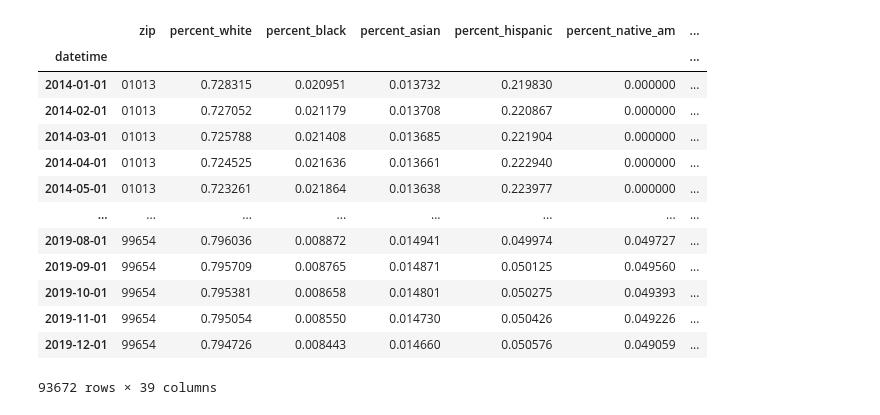
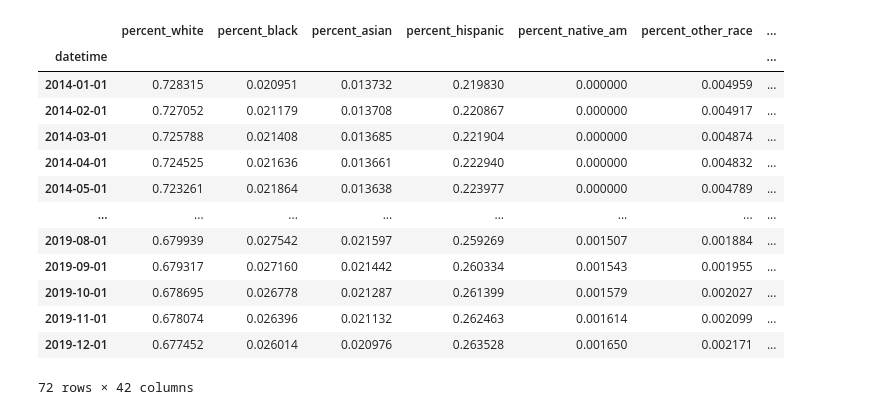
Before and after one commit to Kneck12/zillow-price-index-pred, a Jupyter notebook: Matt/sarimax_modeling.ipynb, the cells around one changed output. Drawn from its saved outputs; the diff is of its cells as text; code cells hidden in the pictures.

```diff
--- a/Matt/sarimax_modeling.ipynb
+++ b/Matt/sarimax_modeling.ipynb
@@ -58,20 +41,3 @@ y
-# %%
-x
-# %% [output]
-|  | zip | percent_white | percent_black | percent_asian | percent_hispanic | percent_native_am | ... |
-| datetime |  |  |  |  |  |  | ... |
-| 2014-01-01 | 01013 | 0.728315 | 0.020951 | 0.013732 | 0.219830 | 0.000000 | ... |
-| 2014-02-01 | 01013 | 0.727052 | 0.021179 | 0.013708 | 0.220867 | 0.000000 | ... |
-| 2014-03-01 | 01013 | 0.725788 | 0.021408 | 0.013685 | 0.221904 | 0.000000 | ... |
-| 2014-04-01 | 01013 | 0.724525 | 0.021636 | 0.013661 | 0.222940 | 0.000000 | ... |
-| 2014-05-01 | 01013 | 0.723261 | 0.021864 | 0.013638 | 0.223977 | 0.000000 | ... |
-| ... | ... | ... | ... | ... | ... | ... | ... |
-| 2019-08-01 | 99654 | 0.796036 | 0.008872 | 0.014941 | 0.049974 | 0.049727 | ... |
-| 2019-09-01 | 99654 | 0.795709 | 0.008765 | 0.014871 | 0.050125 | 0.049560 | ... |
-| 2019-10-01 | 99654 | 0.795381 | 0.008658 | 0.014801 | 0.050275 | 0.049393 | ... |
-| 2019-11-01 | 99654 | 0.795054 | 0.008550 | 0.014730 | 0.050426 | 0.049226 | ... |
-| 2019-12-01 | 99654 | 0.794726 | 0.008443 | 0.014660 | 0.050576 | 0.049059 | ... |
-93672 rows × 39 columns
 # %%
 zips = list(df['zip'].unique())
 
@@ -83,3 +48,20 @@ conf_int_dict = {}
 coef_dict = {}
+# %%
+curr_x
+# %% [output]
+|  | percent_white | percent_black | percent_asian | percent_hispanic | percent_native_am | percent_other_race | ... |
+| datetime |  |  |  |  |  |  | ... |
+| 2014-01-01 | 0.728315 | 0.020951 | 0.013732 | 0.219830 | 0.000000 | 0.004959 | ... |
+| 2014-02-01 | 0.727052 | 0.021179 | 0.013708 | 0.220867 | 0.000000 | 0.004917 | ... |
+| 2014-03-01 | 0.725788 | 0.021408 | 0.013685 | 0.221904 | 0.000000 | 0.004874 | ... |
+| 2014-04-01 | 0.724525 | 0.021636 | 0.013661 | 0.222940 | 0.000000 | 0.004832 | ... |
+| 2014-05-01 | 0.723261 | 0.021864 | 0.013638 | 0.223977 | 0.000000 | 0.004789 | ... |
+| ... | ... | ... | ... | ... | ... | ... | ... |
+| 2019-08-01 | 0.679939 | 0.027542 | 0.021597 | 0.259269 | 0.001507 | 0.001884 | ... |
+| 2019-09-01 | 0.679317 | 0.027160 | 0.021442 | 0.260334 | 0.001543 | 0.001955 | ... |
+| 2019-10-01 | 0.678695 | 0.026778 | 0.021287 | 0.261399 | 0.001579 | 0.002027 | ... |
+| 2019-11-01 | 0.678074 | 0.026396 | 0.021132 | 0.262463 | 0.001614 | 0.002099 | ... |
+| 2019-12-01 | 0.677452 | 0.026014 | 0.020976 | 0.263528 | 0.001650 | 0.002171 | ... |
+72 rows × 42 columns
 # %%
 start = datetime.now()
```
Also changed, not shown: parts of 31 cells of this notebook, 6 other files.
